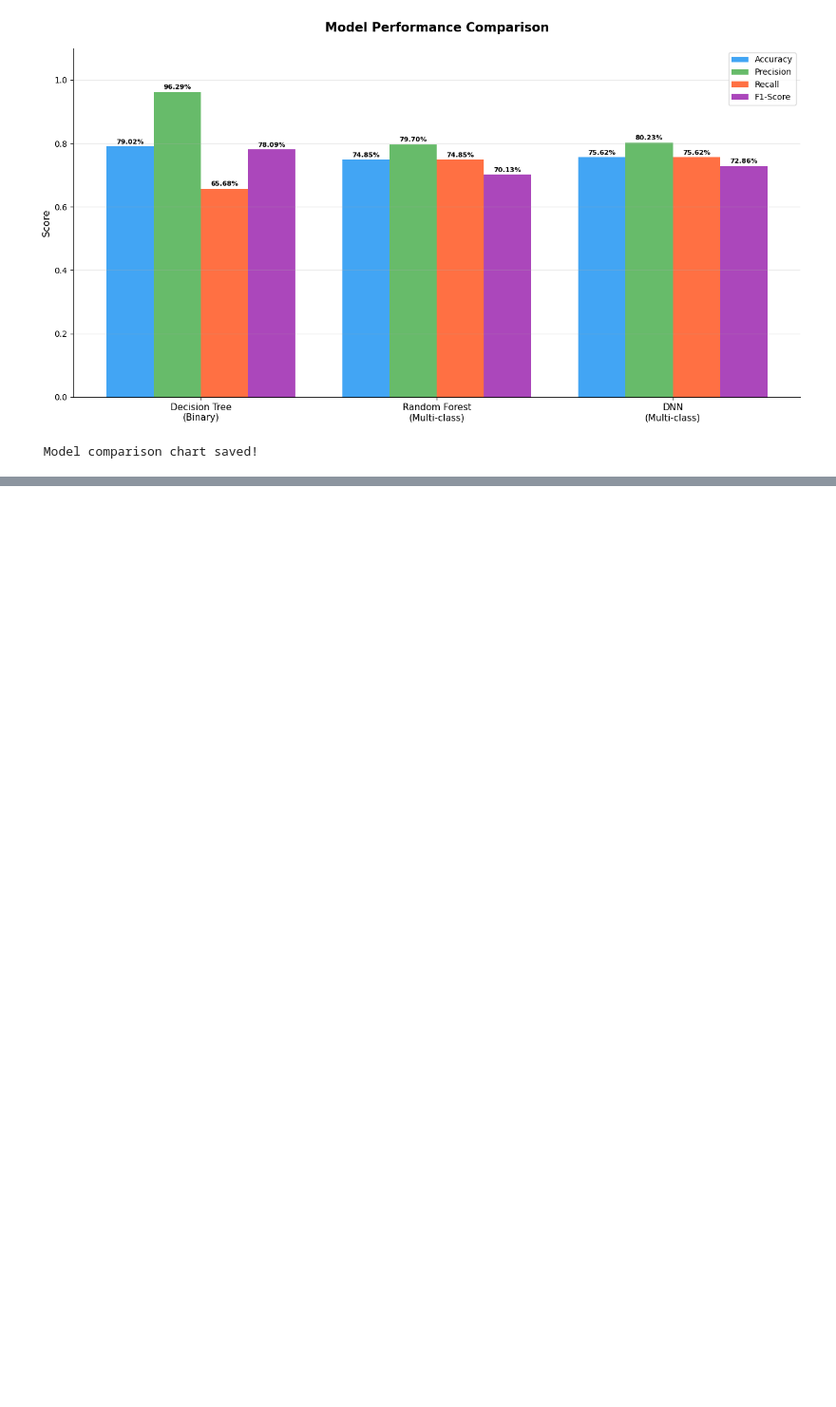
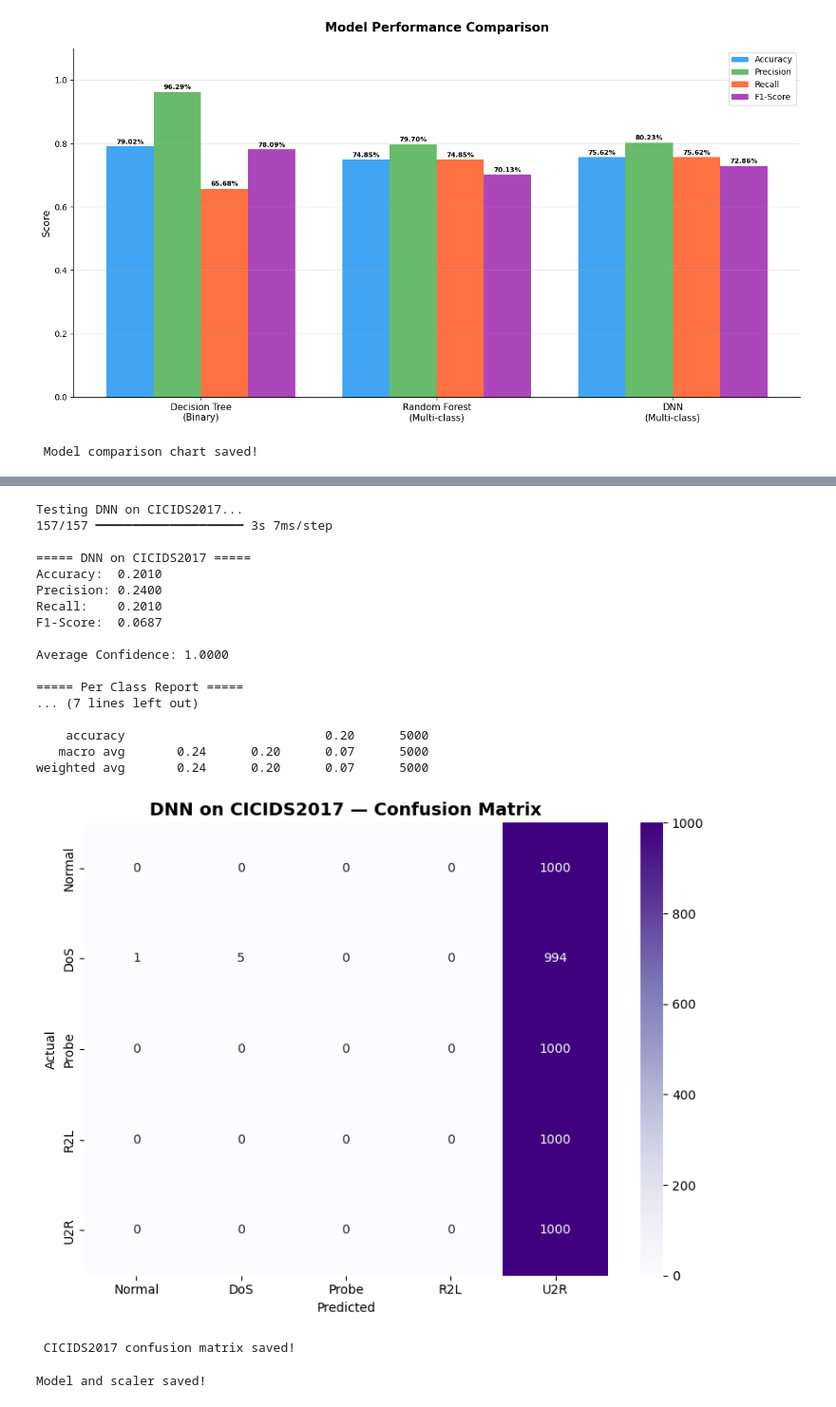
Before and after one commit to emmanuelakwasi/intrusionDetection, a Jupyter notebook: notebooks/exploration.ipynb, the cells around one changed output, grey strips where cells are left out. Shown at 95% size. Cells and saved outputs as stored; diff of their text form; code cells hidden in the pictures; blank space fills up the shorter version.

```diff
--- a/notebooks/exploration.ipynb
+++ b/notebooks/exploration.ipynb
@@ -614,0 +748,69 @@ print(" Model comparison chart saved!")
+# %%
+# --- Test DNN on CICIDS2017 ---
+print("Testing DNN on CICIDS2017...")
+
+# Predictions
+cicids_proba = model.predict(X_cicids_scaled)
+cicids_preds = np.argmax(cicids_proba, axis=1)
+cicids_confidence = np.max(cicids_proba, axis=1)
+
+# Overall Metrics
+print("\n===== DNN on CICIDS2017 =====")
+print(f"Accuracy:  {accuracy_score(y_cicids, cicids_preds):.4f}")
+print(f"Precision: {precision_score(y_cicids, cicids_preds, average='weighted', zero_division=0):.4f}")
+print(f"Recall:    {recall_score(y_cicids, cicids_preds, average='weighted', zero_division=0):.4f}")
+print(f"F1-Score:  {f1_score(y_cicids, cicids_preds, average='weighted', zero_division=0):.4f}")
+print(f"\nAverage Confidence: {cicids_confidence.mean():.4f}")
+
+# Per Class Report
+print("\n===== Per Class Report =====")
+print(classification_report(y_cicids, cicids_preds,
+      target_names=["Normal", "DoS", "Probe", "R2L", "U2R"],
+      zero_division=0))
+
+# Confusion Matrix
+cm_cicids = confusion_matrix(y_cicids, cicids_preds)
+plt.figure(figsize=(8, 6))
+sns.heatmap(cm_cicids, annot=True, fmt="d", cmap="Purples",
+            xticklabels=["Normal", "DoS", "Probe", "R2L", "U2R"],
+            yticklabels=["Normal", "DoS", "Probe", "R2L", "U2R"])
+plt.title("DNN on CICIDS2017 — Confusion Matrix", fontsize=14, fontweight='bold')
+plt.ylabel("Actual")
+plt.xlabel("Predicted")
+plt.tight_layout()
+plt.savefig("../results/cicids_confusion_matrix.png", dpi=150, bbox_inches='tight')
+plt.show()
+print(" CICIDS2017 confusion matrix saved!")
+# %% [output]
+Testing DNN on CICIDS2017...
+157/157 ━━━━━━━━━━━━━━━━━━━━ 3s 7ms/step
+
+===== DNN on CICIDS2017 =====
+Accuracy:  0.2010
+Precision: 0.2400
+Recall:    0.2010
+F1-Score:  0.0687
+
+Average Confidence: 1.0000
+
+===== Per Class Report =====
+... (7 lines left out)
+
+    accuracy                           0.20      5000
+   macro avg       0.24      0.20      0.07      5000
+weighted avg       0.24      0.20      0.07      5000
+[figure, added]
+ CICIDS2017 confusion matrix saved!
+# %%
+# Save model and scaler
+import pickle
+
+model.save("../results/dnn_model.keras")
+
+# Save scaler too
+with open("../results/scaler.pkl", "wb") as f:
+    pickle.dump(scaler, f)
+
+print("Model and scaler saved!")
+# %% [output]
+Model and scaler saved!
```
Also changed, not shown: parts of 9 cells of this notebook, 9 other files.
